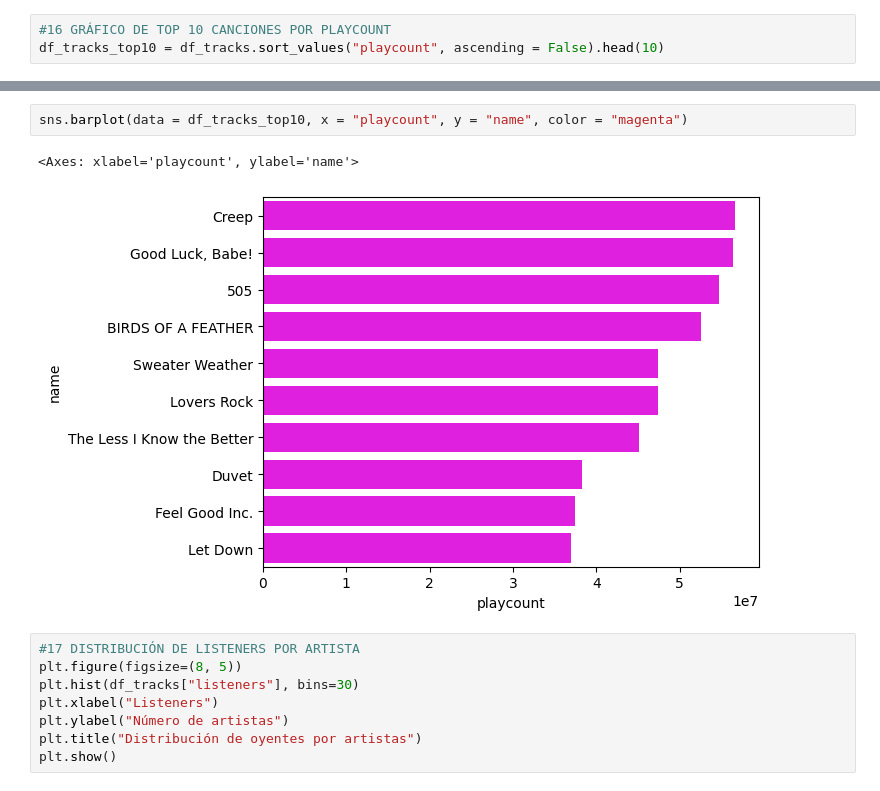
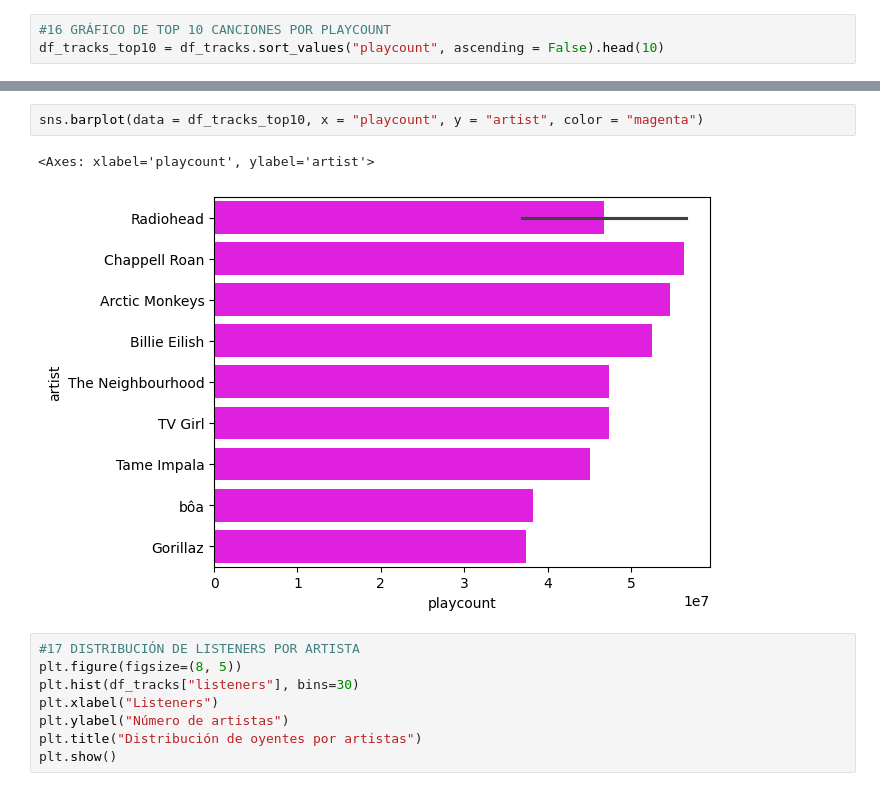
Before and after one commit to ArtiRamos/lastfm_data_analysis, a Jupyter notebook: Preguntas de análisis.ipynb, the cells around one changed output, grey strips where cells are left out. Saved outputs shown, nothing was run; the diff lists cells and outputs as text.

```diff
--- a/Preguntas de análisis.ipynb
+++ b/Preguntas de análisis.ipynb
@@ -110,8 +126,8 @@ df_tracks_top10
 # %%
-sns.barplot(data = df_tracks_top10, x = "playcount", y = "name", color = "magenta")
+sns.barplot(data = df_tracks_top10, x = "playcount", y = "artist", color = "magenta")
 # %% [output]
-<Axes: xlabel='playcount', ylabel='name'>
+<Axes: xlabel='playcount', ylabel='artist'>
-[figure, old version]
+[figure, new version]
 # %%
 #17 DISTRIBUCIÓN DE LISTENERS POR ARTISTA
 plt.figure(figsize=(8, 5))
```
Also changed, not shown: parts of 14 cells of this notebook, 1 other file.
